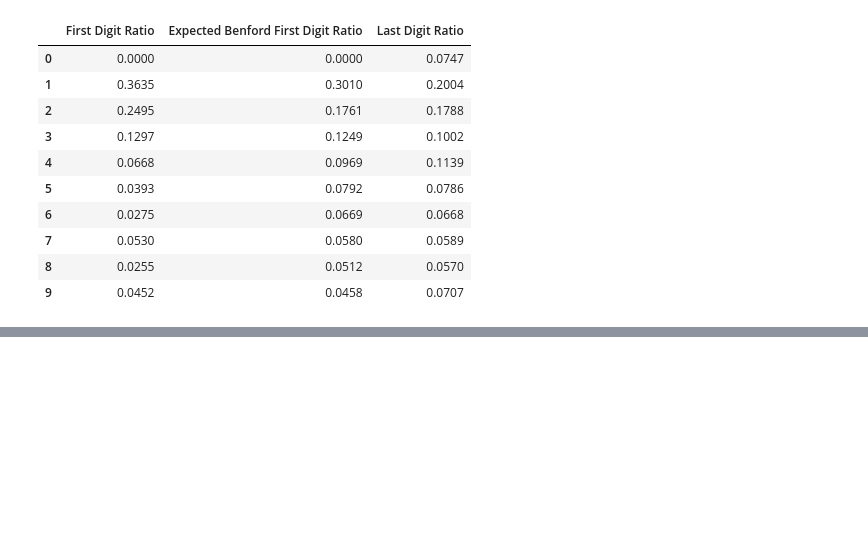
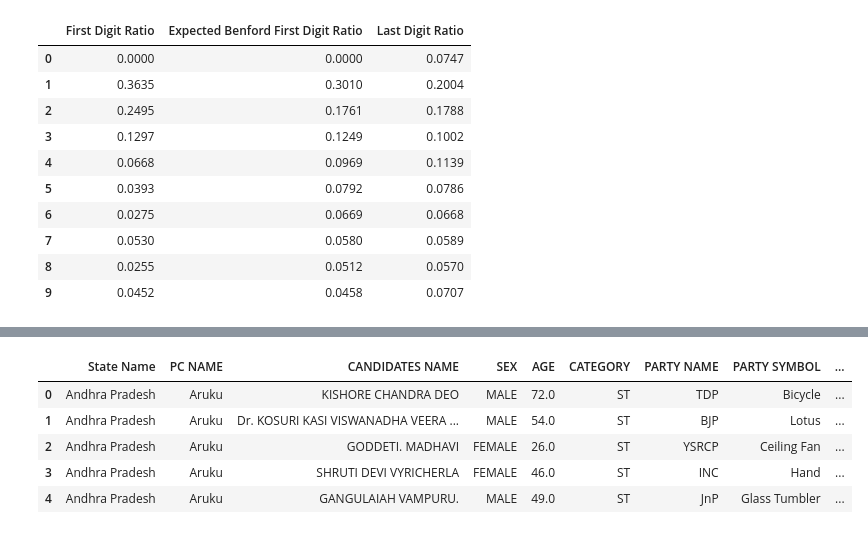
Before and after one commit to schubert-da/benfords-law-explainer, a Jupyter notebook: data-exploration/scripts/benfords-law-testing.ipynb, the cells around one changed output, grey strips where cells are left out. Drawn from its saved outputs; the diff is of its cells as text; code cells hidden in the pictures; blank space fills up the shorter version.

```diff
--- a/data-exploration/scripts/benfords-law-testing.ipynb
+++ b/data-exploration/scripts/benfords-law-testing.ipynb
@@ -176,0 +330,11 @@ Since magnitude range(3.46) > 2, it is a good candidate for Benford analysis.
+# %%
+election_data = pd.read_csv('../data/constituency-wise-detailed-result.csv')
+election_data.columns = election_data.columns.str.strip()
+election_data.head()
+# %% [output]
+|  | State Name | PC NAME | CANDIDATES NAME | SEX | AGE | CATEGORY | PARTY NAME | PARTY SYMBOL | ... |
+| 0 | Andhra Pradesh | Aruku | KISHORE CHANDRA DEO | MALE | 72.0 | ST | TDP | Bicycle | ... |
+| 1 | Andhra Pradesh | Aruku | Dr. KOSURI KASI VISWANADHA VEERA ... | MALE | 54.0 | ST | BJP | Lotus | ... |
+| 2 | Andhra Pradesh | Aruku | GODDETI. MADHAVI | FEMALE | 26.0 | ST | YSRCP | Ceiling Fan | ... |
+| 3 | Andhra Pradesh | Aruku | SHRUTI DEVI VYRICHERLA | FEMALE | 46.0 | ST | INC | Hand | ... |
+| 4 | Andhra Pradesh | Aruku | GANGULAIAH VAMPURU. | MALE | 49.0 | ST | JnP | Glass Tumbler | ... |
```
Also changed, not shown: parts of 9 cells of this notebook, 3 other files.
